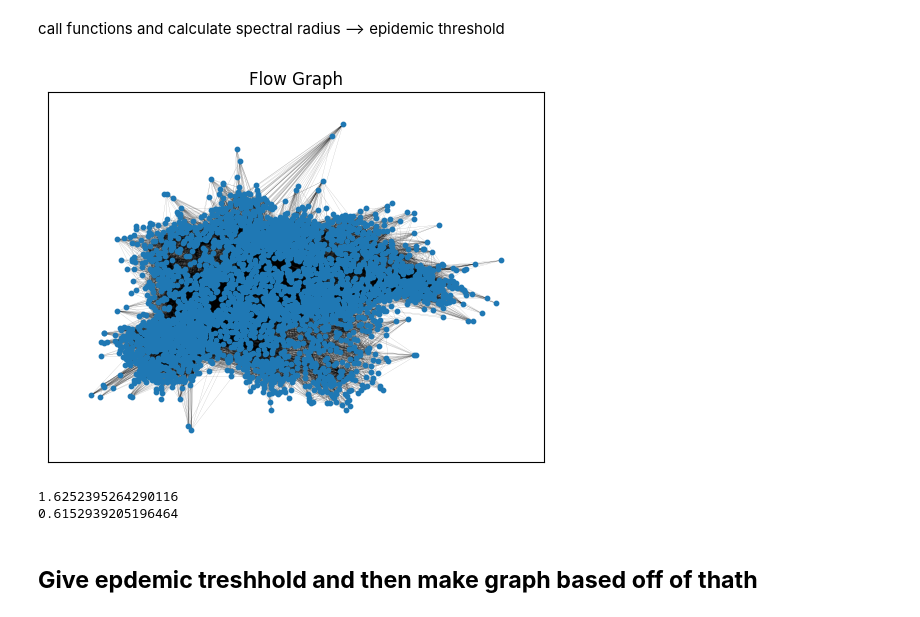
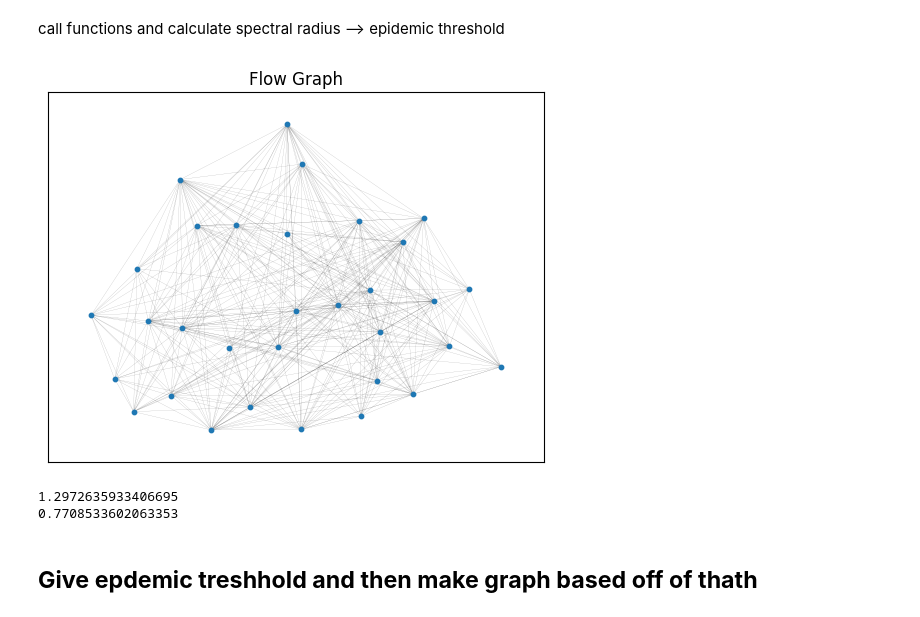
Before and after one commit to epnck/thesis, a Jupyter notebook: data generation/datagen.ipynb, the cells around one changed output. Saved outputs shown, nothing was run; the diff lists cells and outputs as text; code cells hidden in the pictures.

```diff
--- a/data generation/datagen.ipynb
+++ b/data generation/datagen.ipynb
@@ -166,38 +166,38 @@ def generate_data(total_population,total_area,number_nodes, recovery_rate, mobil
     area_distr = (log_population/np.sum(log_population)) * total_area
 
 
     matrix_m = calculte_m(area_distr, eff_population, graph, 1)
     matrix_m = matrix_m * population[np.newaxis, :]
 
     eigenvalues, _ = eig(matrix_m)
     spectral_radius = np.max(np.abs(eigenvalues))
 
     # matrix_m_2 = calculte_m(area_distr, eff_population, graph, 0)
     #
     # eigenvalues_2, _ = eigs(matrix_m_2, k=1, which='LM')
     # spectral_radius_2 = np.abs(eigenvalues_2[0])
 
     print(spectral_radius)
     # print(spectral_radius_2)
 
 
 
     print(recovery_rate / spectral_radius)
     # print(recovery_rate / spectral_radius_2)
 
     # print(spectral_radius / spectral_radius_2)
 
     # print(eff_population)
     # print(area_distr)
     # print()
 
 #generate_data(312969665, 1232792327, 3220, 1, 1)
-generate_data(312969665, 3574052, 3220, 1, 1)
-#generate_data(31265, 352, 30, 1, 1)
+#generate_data(312969665, 3574052, 3220, 1, 1)
+generate_data(total_population=31265, total_area=35, number_nodes=32, recovery_rate=1)
 # %% [output]
-[figure, old version]
+[figure, new version]
-1.6252395264290116
-0.6152939205196464
+1.2972635933406695
+0.7708533602063353
 # %% [markdown]
 ## **Give epdemic treshhold and then make graph based off of thath**
 # %%
```
Also changed, not shown: 3 other files.
